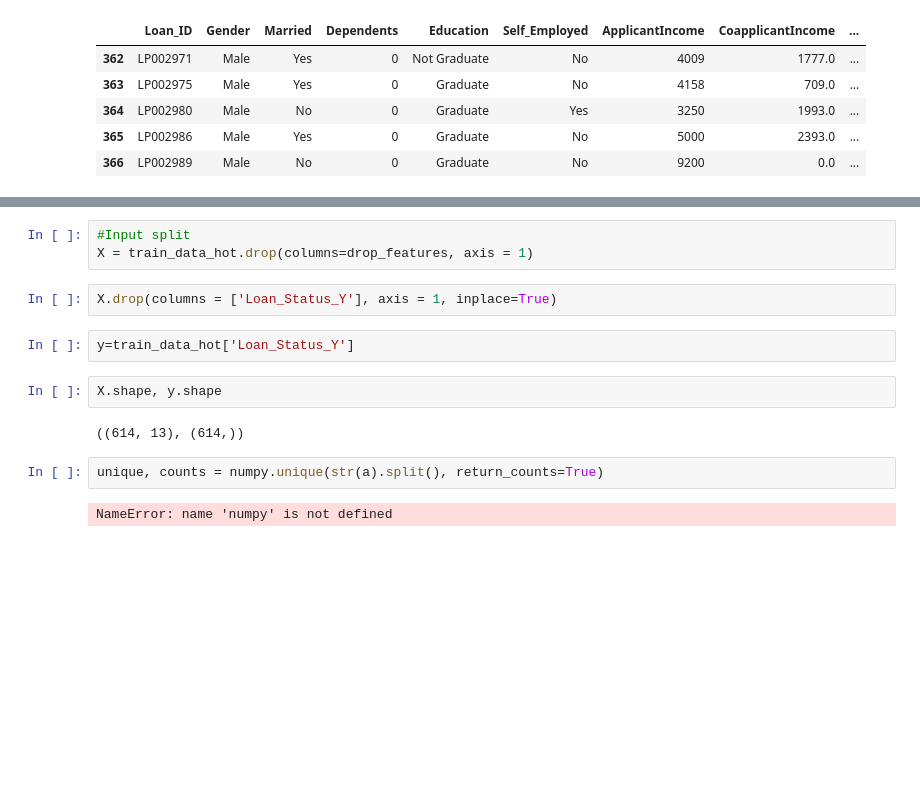
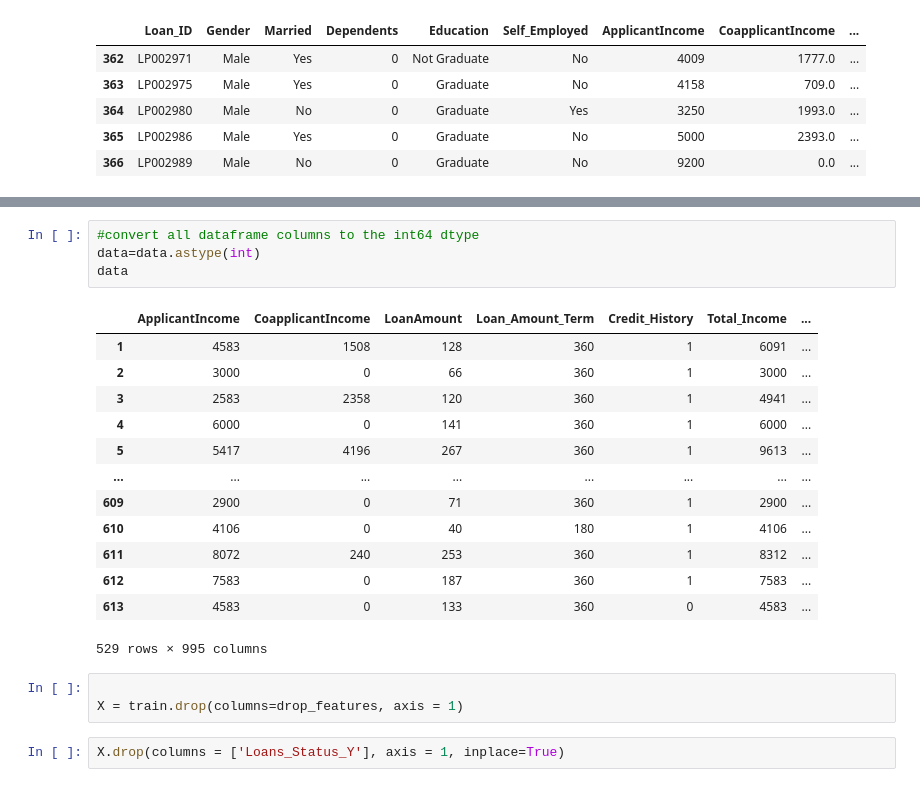
Before and after one commit to Marlyng26/Loan-Analysis, a Jupyter notebook: final_project.ipynb, the cells around one changed output, grey strips where cells are left out. Cells and saved outputs as stored; diff of their text form; blank space fills up the shorter version.

```diff
--- a/final_project.ipynb
+++ b/final_project.ipynb
@@ -364,15 +303,23 @@ train_data_hot= total_data_hot.iloc[:loans_len,:]
+# %%
+#convert all dataframe columns to the int64 dtype
+data=data.astype(int)
+data
+# %% [output]
+|  | ApplicantIncome | CoapplicantIncome | LoanAmount | Loan_Amount_Term | Credit_History | Total_Income | ... |
+| 1 | 4583 | 1508 | 128 | 360 | 1 | 6091 | ... |
+| 2 | 3000 | 0 | 66 | 360 | 1 | 3000 | ... |
+| 3 | 2583 | 2358 | 120 | 360 | 1 | 4941 | ... |
+| 4 | 6000 | 0 | 141 | 360 | 1 | 6000 | ... |
+| 5 | 5417 | 4196 | 267 | 360 | 1 | 9613 | ... |
+| ... | ... | ... | ... | ... | ... | ... | ... |
+| 609 | 2900 | 0 | 71 | 360 | 1 | 2900 | ... |
+| 610 | 4106 | 0 | 40 | 180 | 1 | 4106 | ... |
+| 611 | 8072 | 240 | 253 | 360 | 1 | 8312 | ... |
+| 612 | 7583 | 0 | 187 | 360 | 1 | 7583 | ... |
+| 613 | 4583 | 0 | 133 | 360 | 0 | 4583 | ... |
+529 rows × 995 columns
 # %%
-#Input split
-X = train_data_hot.drop(columns=drop_features, axis = 1)
+
+X = train.drop(columns=drop_features, axis = 1)
 # %%
-X.drop(columns = ['Loan_Status_Y'], axis = 1, inplace=True)
+X.drop(columns = ['Loans_Status_Y'], axis = 1, inplace=True)
-# %%
-y=train_data_hot['Loan_Status_Y']
-# %%
-X.shape, y.shape
-# %% [output]
-((614, 13), (614,))
-# %%
-unique, counts = numpy.unique(str(a).split(), return_counts=True)
-# %% [output]
-NameError: name 'numpy' is not defined
```
Also changed, not shown: parts of 63 cells of this notebook.
